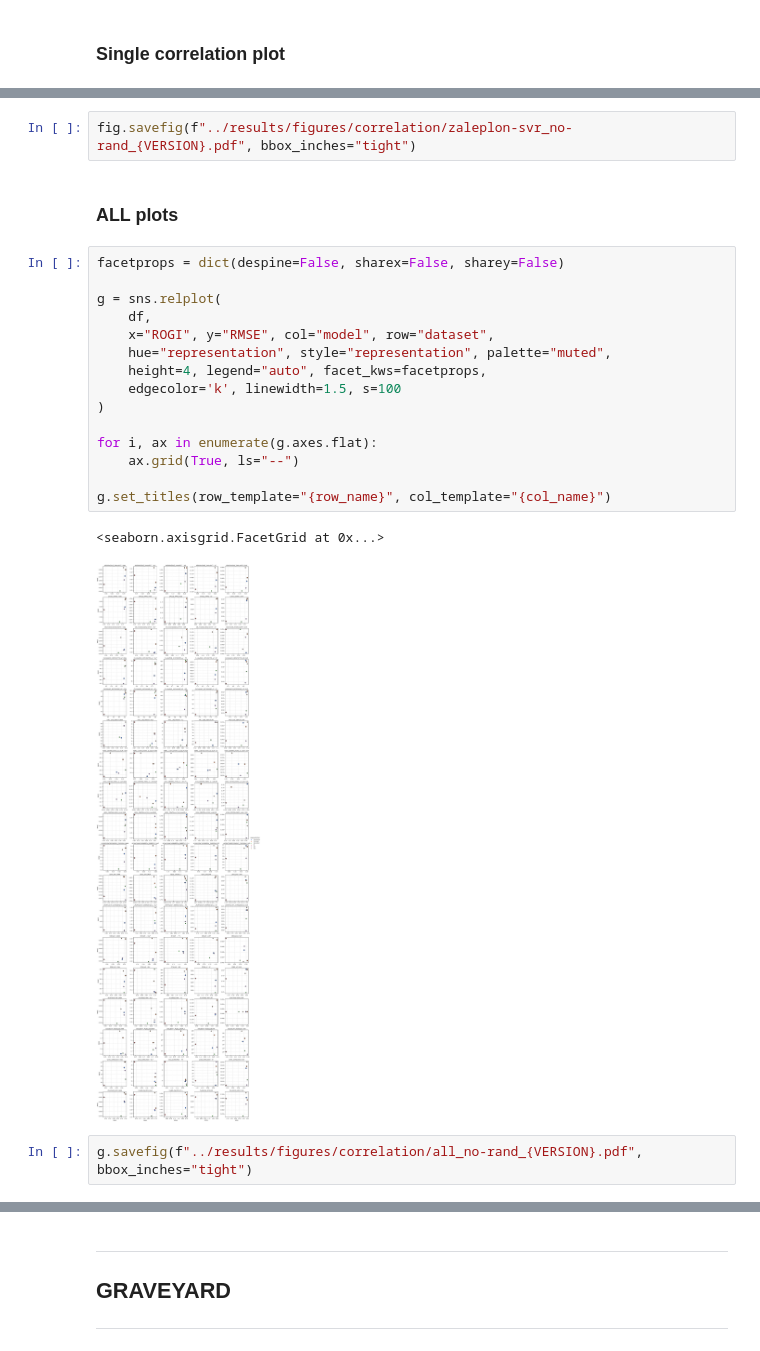
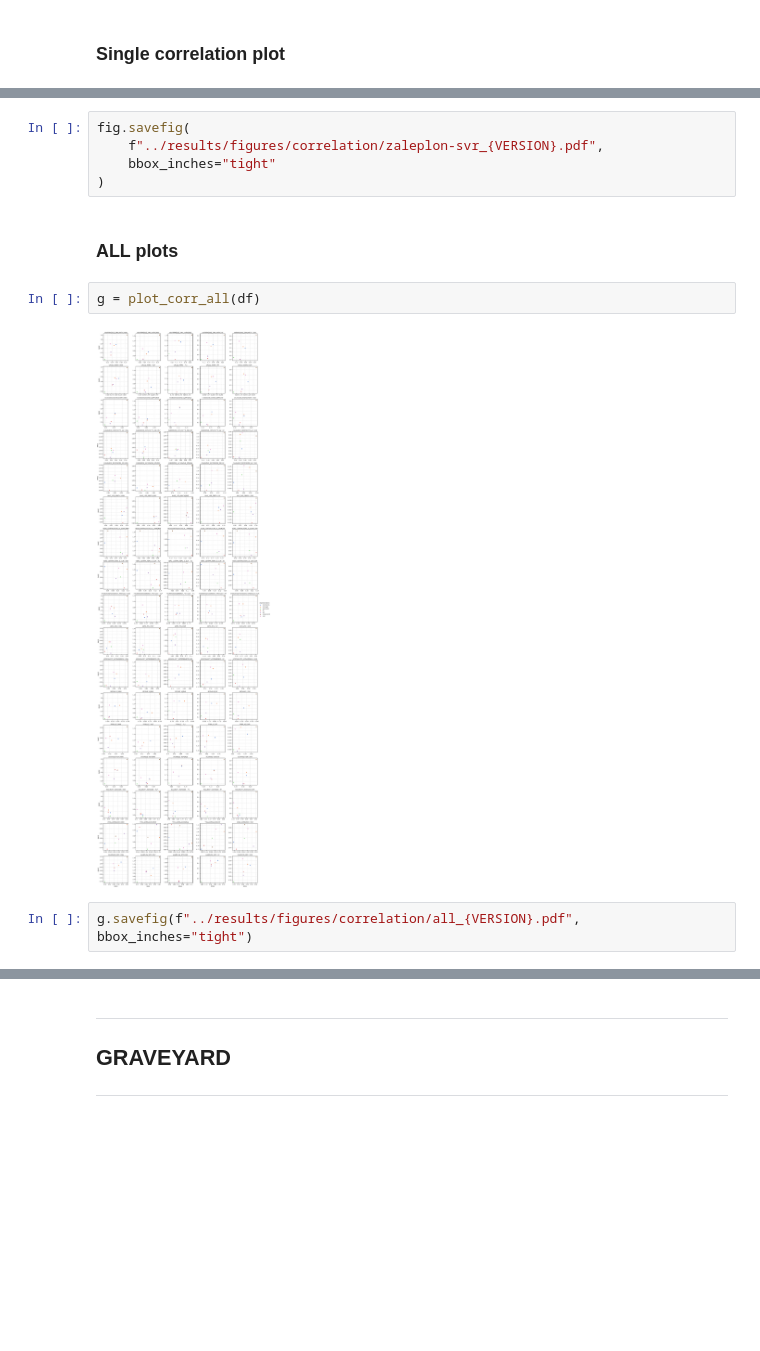
Before and after one commit to coleygroup/rogi-xd, a Jupyter notebook: notebooks/correlation.ipynb, the cells around one changed output, grey strips where cells are left out. Drawn from its saved outputs; the diff is of its cells as text; blank space fills up the shorter version.

```diff
--- a/notebooks/correlation.ipynb
+++ b/notebooks/correlation.ipynb
@@ -181,24 +253,13 @@ fig.tight_layout()
 # %%
-fig.savefig(f"../results/figures/correlation/zaleplon-svr_no-rand_{VERSION}.pdf", bbox_inches="tight")
+fig.savefig(
+    f"../results/figures/correlation/zaleplon-svr_{VERSION}.pdf",
+    bbox_inches="tight"
+)
 # %% [markdown]
 ### ALL plots
-# %%
-facetprops = dict(despine=False, sharex=False, sharey=False)
-
-g = sns.relplot(
-    df,
-    x="ROGI", y="RMSE", col="model", row="dataset",
-    hue="representation", style="representation", palette="muted",
-    height=4, legend="auto", facet_kws=facetprops,
-    edgecolor='k', linewidth=1.5, s=100
-)
-
-for i, ax in enumerate(g.axes.flat):
-    ax.grid(True, ls="--")
-
-g.set_titles(row_template="{row_name}", col_template="{col_name}")
-# %% [output]
-<seaborn.axisgrid.FacetGrid at 0x...>
-[figure, removed]
+# %%
+g = plot_corr_all(df)
+# %% [output]
+[figure, added]
 # %%
-g.savefig(f"../results/figures/correlation/all_no-rand_{VERSION}.pdf", bbox_inches="tight")
+g.savefig(f"../results/figures/correlation/all_{VERSION}.pdf", bbox_inches="tight")
```
Also changed, not shown: parts of 20 cells of this notebook, 6 other files.
